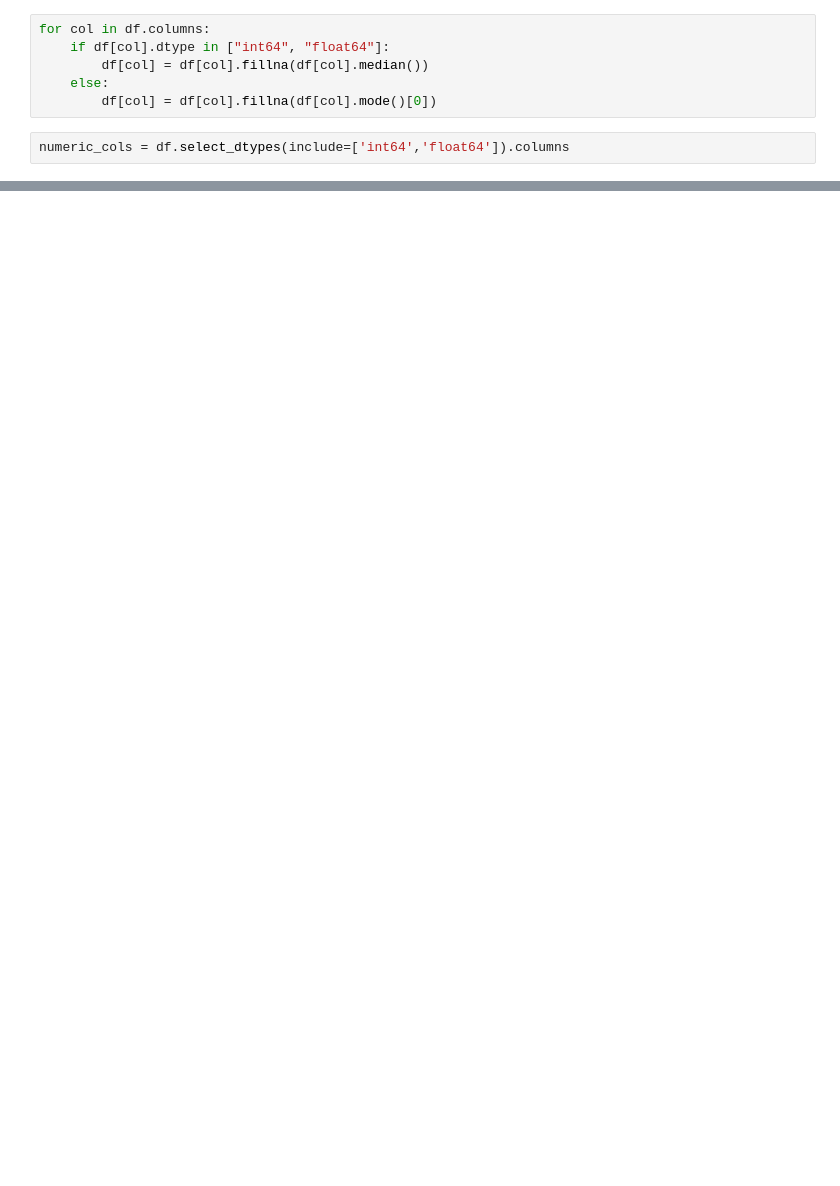
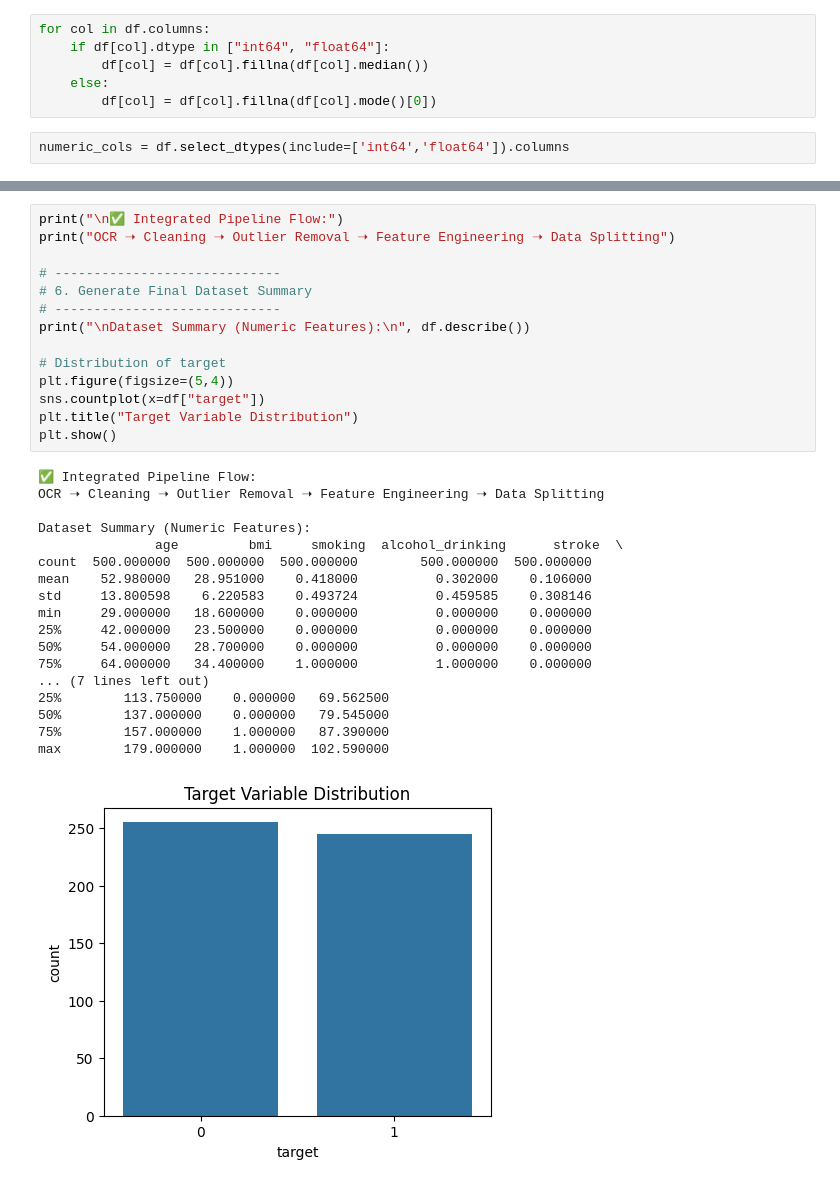
Before and after one commit to Mukthat-31/HeartShield, a Jupyter notebook: earlydiseaseEDA.ipynb, the cells around one changed output, grey strips where cells are left out. Saved outputs shown, nothing was run; the diff lists cells and outputs as text; blank space fills up the shorter version.

```diff
--- a/earlydiseaseEDA.ipynb
+++ b/earlydiseaseEDA.ipynb
@@ -147,0 +546,33 @@ print("\n✅ Preprocessing Done. Clean dataset saved as 'heart_disease_clean.csv
+# %%
+print("\n✅ Integrated Pipeline Flow:")
+print("OCR ➝ Cleaning ➝ Outlier Removal ➝ Feature Engineering ➝ Data Splitting")
+
+# -----------------------------
+# 6. Generate Final Dataset Summary
+# -----------------------------
+print("\nDataset Summary (Numeric Features):\n", df.describe())
+
+# Distribution of target
+plt.figure(figsize=(5,4))
+sns.countplot(x=df["target"])
+plt.title("Target Variable Distribution")
+plt.show()
+# %% [output]
+✅ Integrated Pipeline Flow:
+OCR ➝ Cleaning ➝ Outlier Removal ➝ Feature Engineering ➝ Data Splitting
+
+Dataset Summary (Numeric Features):
+               age         bmi     smoking  alcohol_drinking      stroke  \
+count  500.000000  500.000000  500.000000        500.000000  500.000000
+mean    52.980000   28.951000    0.418000          0.302000    0.106000
+std     13.800598    6.220583    0.493724          0.459585    0.308146
+min     29.000000   18.600000    0.000000          0.000000    0.000000
+25%     42.000000   23.500000    0.000000          0.000000    0.000000
+50%     54.000000   28.700000    0.000000          0.000000    0.000000
+75%     64.000000   34.400000    1.000000          1.000000    0.000000
+... (7 lines left out)
+25%        113.750000    0.000000   69.562500
+50%        137.000000    0.000000   79.545000
+75%        157.000000    1.000000   87.390000
+max        179.000000    1.000000  102.590000
+[figure, added]
```
Also changed, not shown: parts of 35 cells of this notebook.
